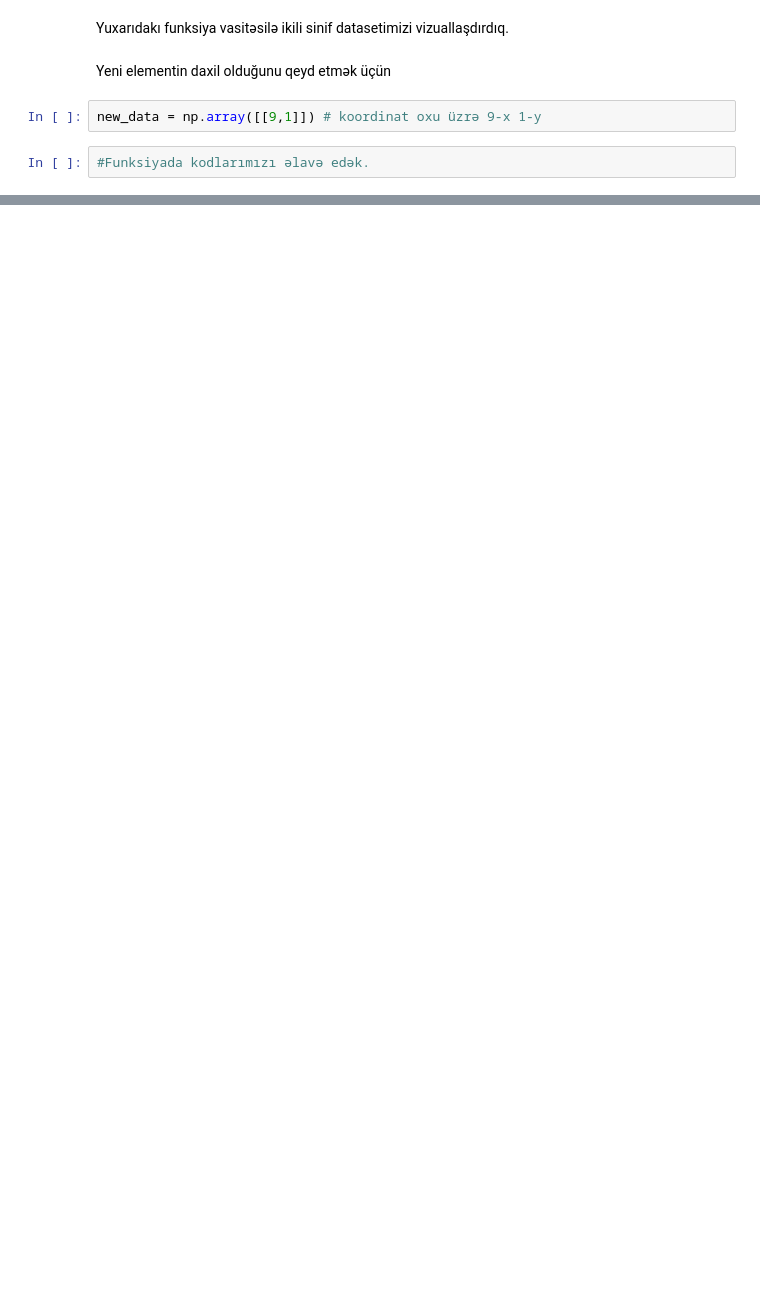
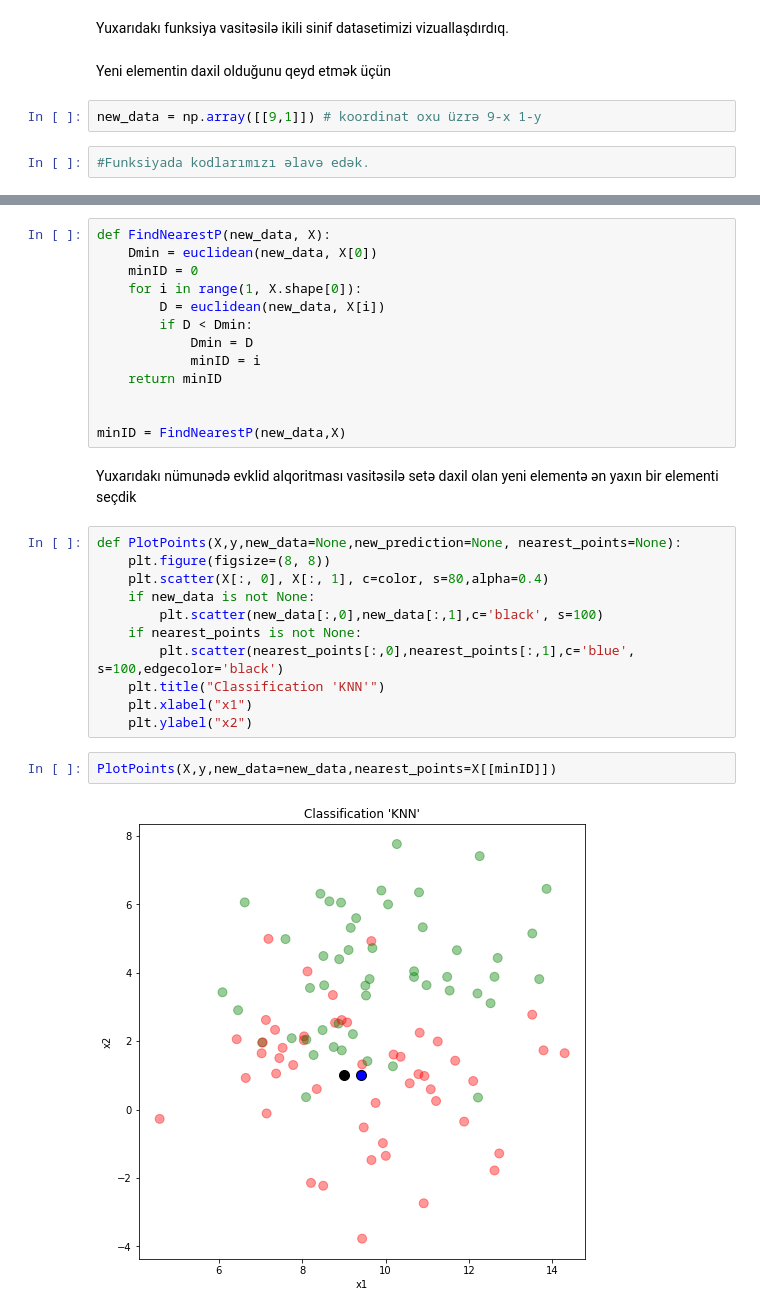
Before and after one commit to RashadGarayev/MachineLearningAZ, a Jupyter notebook: MachineLearningAz/Algorithm.ipynb, the cells around one changed output, grey strips where cells are left out. Cells and saved outputs as stored; diff of their text form; blank space fills up the shorter version.

```diff
--- a/MachineLearningAz/Algorithm.ipynb
+++ b/MachineLearningAz/Algorithm.ipynb
@@ -127,0 +148,30 @@ PlotPoints(X,y,new_data)
+# %%
+def FindNearestP(new_data, X):
+    Dmin = euclidean(new_data, X[0])
+    minID = 0
+    for i in range(1, X.shape[0]):
+        D = euclidean(new_data, X[i])
+        if D < Dmin:
+            Dmin = D
+            minID = i
+    return minID
+
+
+minID = FindNearestP(new_data,X)
+# %% [markdown]
+Yuxarıdakı nümunədə evklid alqoritması vasitəsilə setə daxil olan yeni elementə ən yaxın bir elementi seçdik
+# %%
+def PlotPoints(X,y,new_data=None,new_prediction=None, nearest_points=None):
+    plt.figure(figsize=(8, 8))
+    plt.scatter(X[:, 0], X[:, 1], c=color, s=80,alpha=0.4)
+    if new_data is not None:
+        plt.scatter(new_data[:,0],new_data[:,1],c='black', s=100)
+    if nearest_points is not None:
+        plt.scatter(nearest_points[:,0],nearest_points[:,1],c='blue', s=100,edgecolor='black')
+    plt.title("Classification 'KNN'")
+    plt.xlabel("x1")
+    plt.ylabel("x2")
+# %%
+PlotPoints(X,y,new_data=new_data,nearest_points=X[[minID]])
+# %% [output]
+[figure, added]
```
Also changed, not shown: parts of 11 cells of this notebook.
